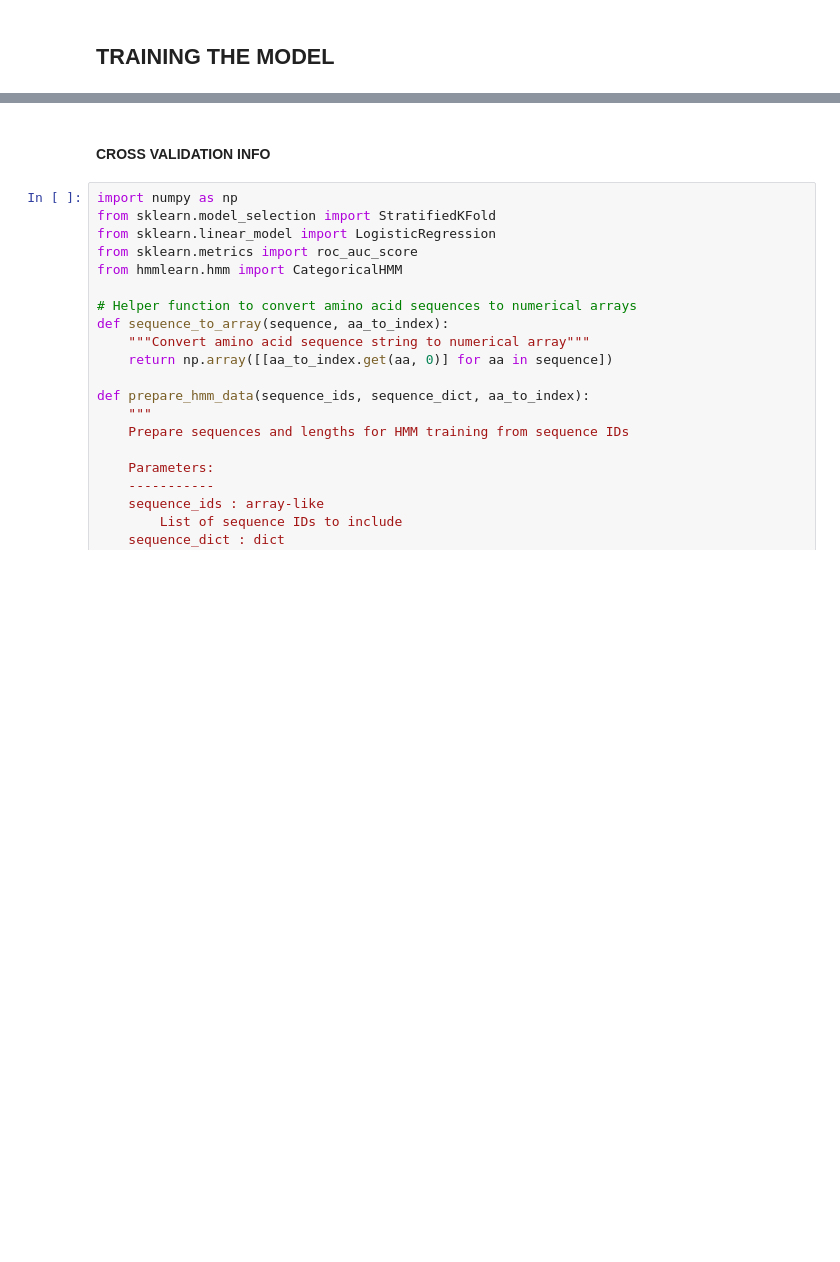
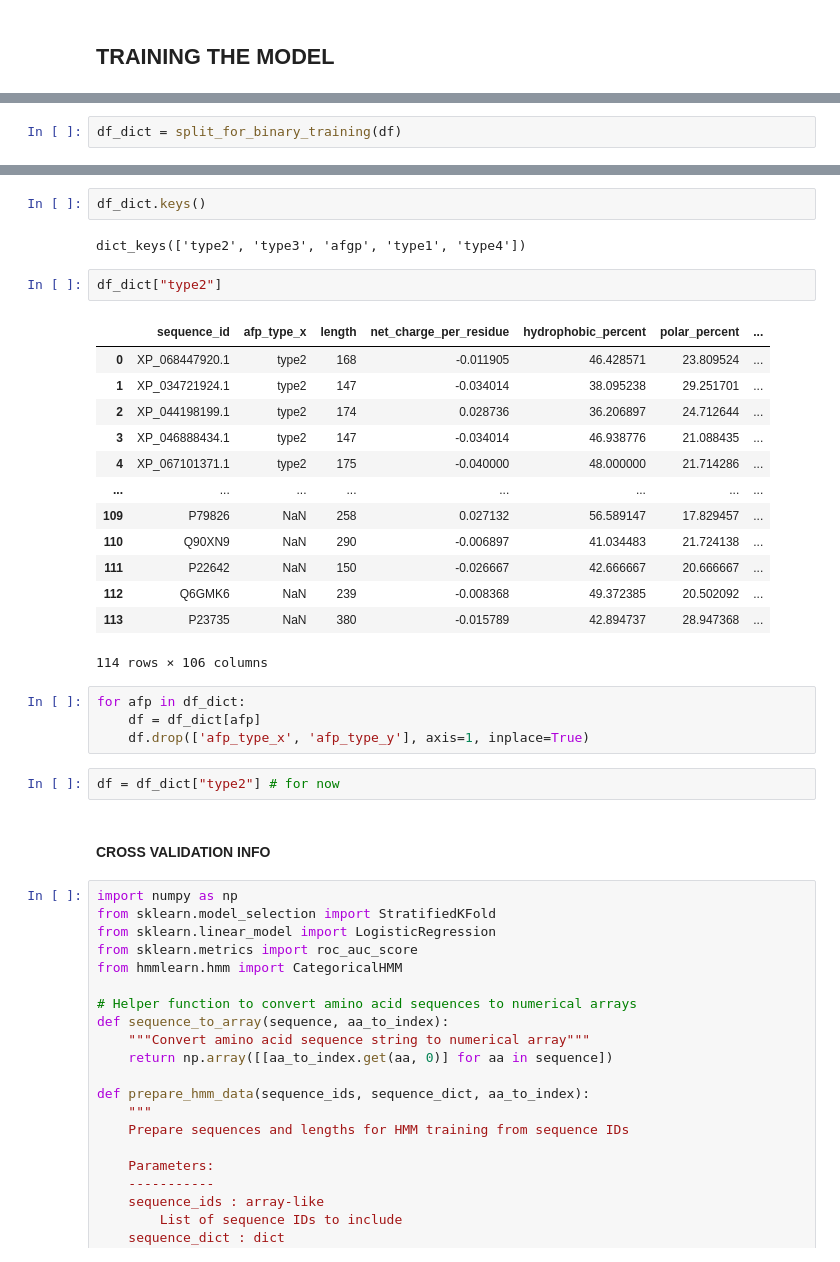
Before and after one commit to crystal11111/Antifreeze_BME, a Jupyter notebook: scripts/machine_learning/classification.ipynb, the cells around one changed output, grey strips where cells are left out. Drawn from its saved outputs; the diff is of its cells as text; blank space fills up the shorter version.

```diff
--- a/scripts/machine_learning/classification.ipynb
+++ b/scripts/machine_learning/classification.ipynb
@@ -391,0 +570,2 @@ Name: detailed_label, Length: 64, dtype: object
+# %%
+df_dict = split_for_binary_training(df)
@@ -392,3 +590,29 @@ Name: detailed_label, Length: 64, dtype: object
+# %%
+df_dict.keys()
+# %% [output]
+dict_keys(['type2', 'type3', 'afgp', 'type1', 'type4'])
+# %%
+df_dict["type2"]
+# %% [output]
+|  | sequence_id | afp_type_x | length | net_charge_per_residue | hydrophobic_percent | polar_percent | ... |
+| 0 | XP_068447920.1 | type2 | 168 | -0.011905 | 46.428571 | 23.809524 | ... |
+| 1 | XP_034721924.1 | type2 | 147 | -0.034014 | 38.095238 | 29.251701 | ... |
+| 2 | XP_044198199.1 | type2 | 174 | 0.028736 | 36.206897 | 24.712644 | ... |
+| 3 | XP_046888434.1 | type2 | 147 | -0.034014 | 46.938776 | 21.088435 | ... |
+| 4 | XP_067101371.1 | type2 | 175 | -0.040000 | 48.000000 | 21.714286 | ... |
+| ... | ... | ... | ... | ... | ... | ... | ... |
+| 109 | P79826 | NaN | 258 | 0.027132 | 56.589147 | 17.829457 | ... |
+| 110 | Q90XN9 | NaN | 290 | -0.006897 | 41.034483 | 21.724138 | ... |
+| 111 | P22642 | NaN | 150 | -0.026667 | 42.666667 | 20.666667 | ... |
+| 112 | Q6GMK6 | NaN | 239 | -0.008368 | 49.372385 | 20.502092 | ... |
+| 113 | P23735 | NaN | 380 | -0.015789 | 42.894737 | 28.947368 | ... |
+114 rows × 106 columns
+# %%
+for afp in df_dict:
+    df = df_dict[afp]
+    df.drop(['afp_type_x', 'afp_type_y'], axis=1, inplace=True)
+# %%
+df = df_dict["type2"] # for now
 # %% [markdown]
 #### CROSS VALIDATION INFO
 # %%
```
Also changed, not shown: parts of 22 cells of this notebook, 1 other file.
